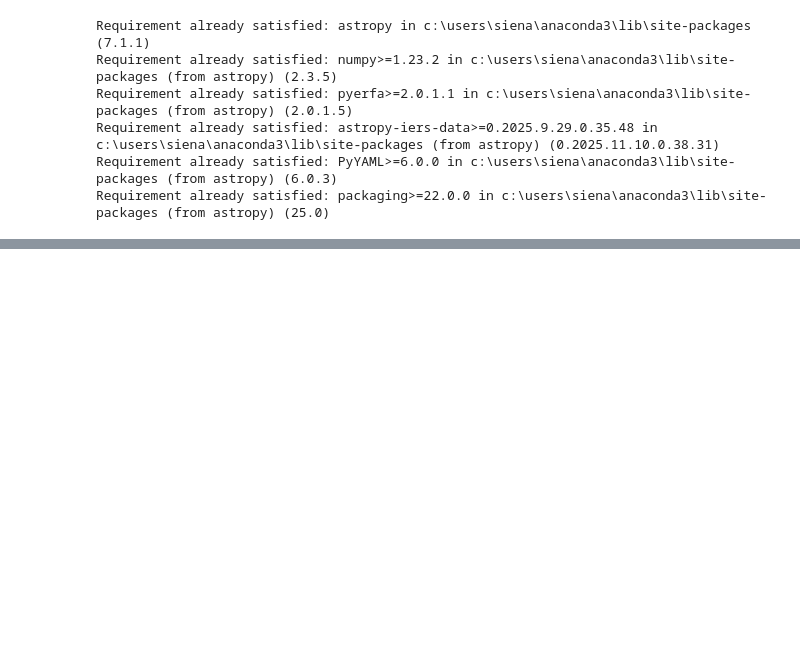
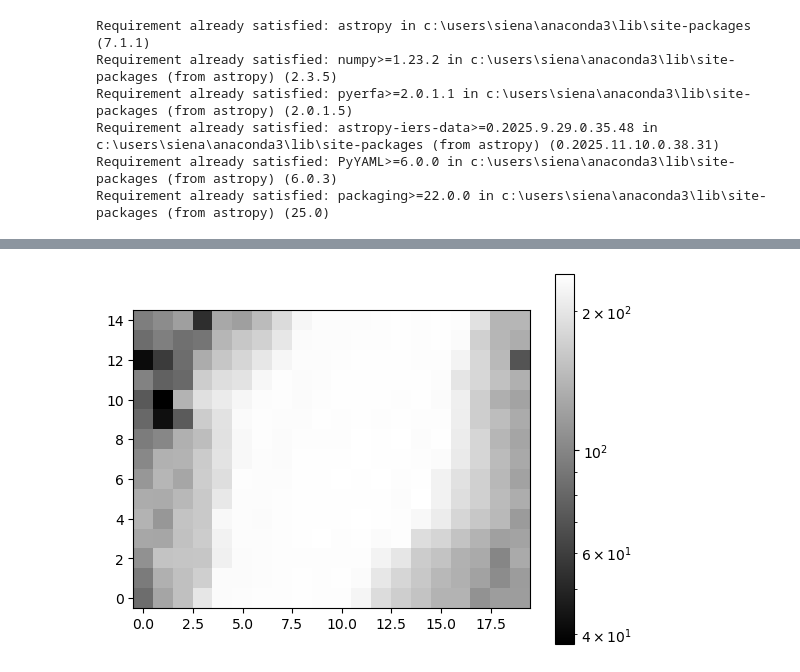
Before and after one commit to GravesTone5/Astro1221Project3, a Jupyter notebook: Project3.ipynb, the cells around one changed output, grey strips where cells are left out. Saved outputs shown, nothing was run; the diff lists cells and outputs as text; code cells hidden in the pictures; blank space fills up the shorter version.

Commit message:
added lognorm and start of singling out a star

```diff
--- a/Project3.ipynb
+++ b/Project3.ipynb
@@ -61,0 +64,8 @@ No.    Name      Ver    Type      Cards   Dimensions   Format
+# %%
+star_1 = image_data[2000:2015, 3220:3240]
+plt.figure()
+plt.imshow(star_1, cmap='gray', origin = 'lower', norm=LogNorm())
+plt.colorbar()
+plt.show()
+# %% [output]
+[figure, added]
```
Also changed, not shown: parts of 1 cell of this notebook.
